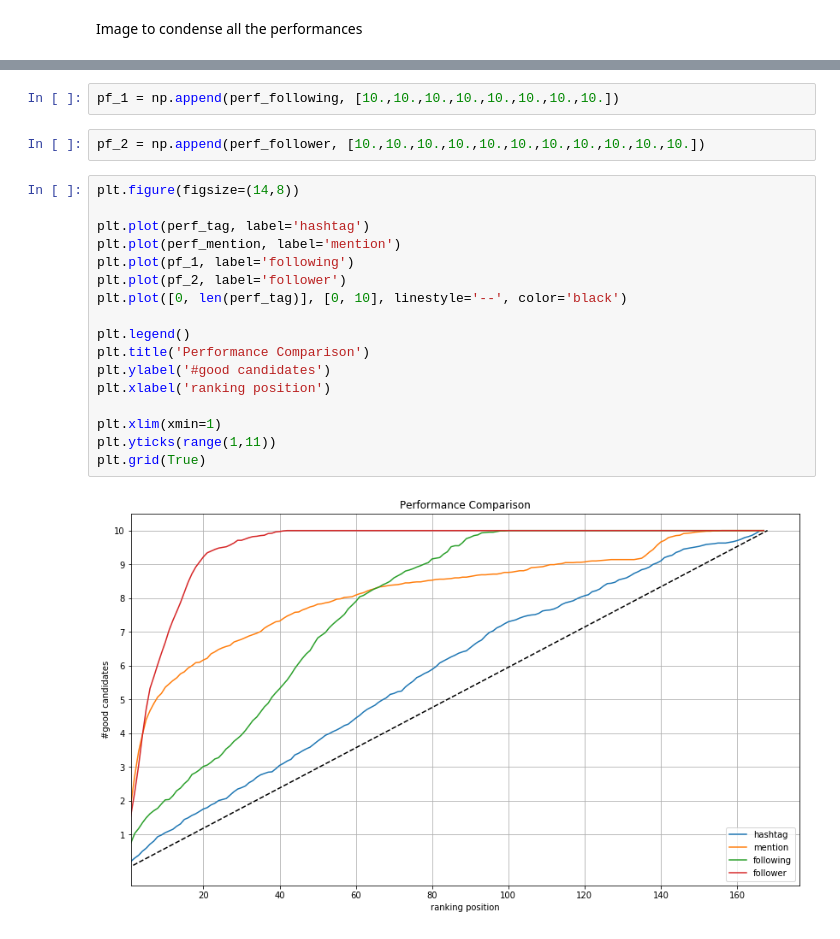
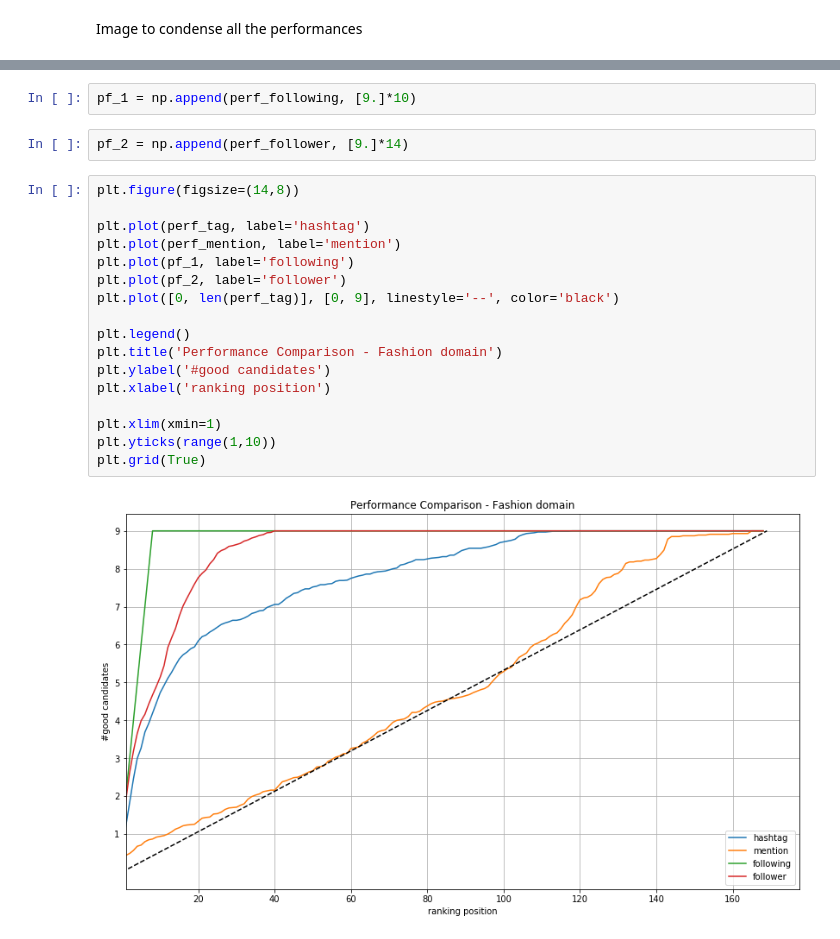
Before and after one commit to DataSciencePolimi/NetSKE, a Jupyter notebook: graphs/fashion/Fashion Domain - Test Network Features.ipynb, the cells around one changed output, grey strips where cells are left out. Cells and saved outputs as stored; diff of their text form.

```diff
--- a/graphs/fashion/Fashion Domain - Test Network Features.ipynb
+++ b/graphs/fashion/Fashion Domain - Test Network Features.ipynb
@@ -320,23 +320,23 @@ print (len(perf_tag), len(perf_mention), len(perf_following), len(perf_follower)
 # %%
-pf_1 = np.append(perf_following, [10.,10.,10.,10.,10.,10.,10.,10.])
+pf_1 = np.append(perf_following, [9.]*10)
-# %%
-pf_2 = np.append(perf_follower, [10.,10.,10.,10.,10.,10.,10.,10.,10.,10.,10.])
+# %%
+pf_2 = np.append(perf_follower, [9.]*14)
 # %%
 plt.figure(figsize=(14,8))
 
 plt.plot(perf_tag, label='hashtag')
 plt.plot(perf_mention, label='mention')
 plt.plot(pf_1, label='following')
 plt.plot(pf_2, label='follower')
-plt.plot([0, len(perf_tag)], [0, 10], linestyle='--', color='black')
+plt.plot([0, len(perf_tag)], [0, 9], linestyle='--', color='black')
 
 plt.legend()
-plt.title('Performance Comparison')
+plt.title('Performance Comparison - Fashion domain')
 plt.ylabel('#good candidates')
 plt.xlabel('ranking position')
 
 plt.xlim(xmin=1)
-plt.yticks(range(1,11))
+plt.yticks(range(1,10))
 plt.grid(True)
 # %% [output]
-[figure, old version]
+[figure, new version]
```
Also changed, not shown: parts of 3 cells of this notebook, 4 other files.
